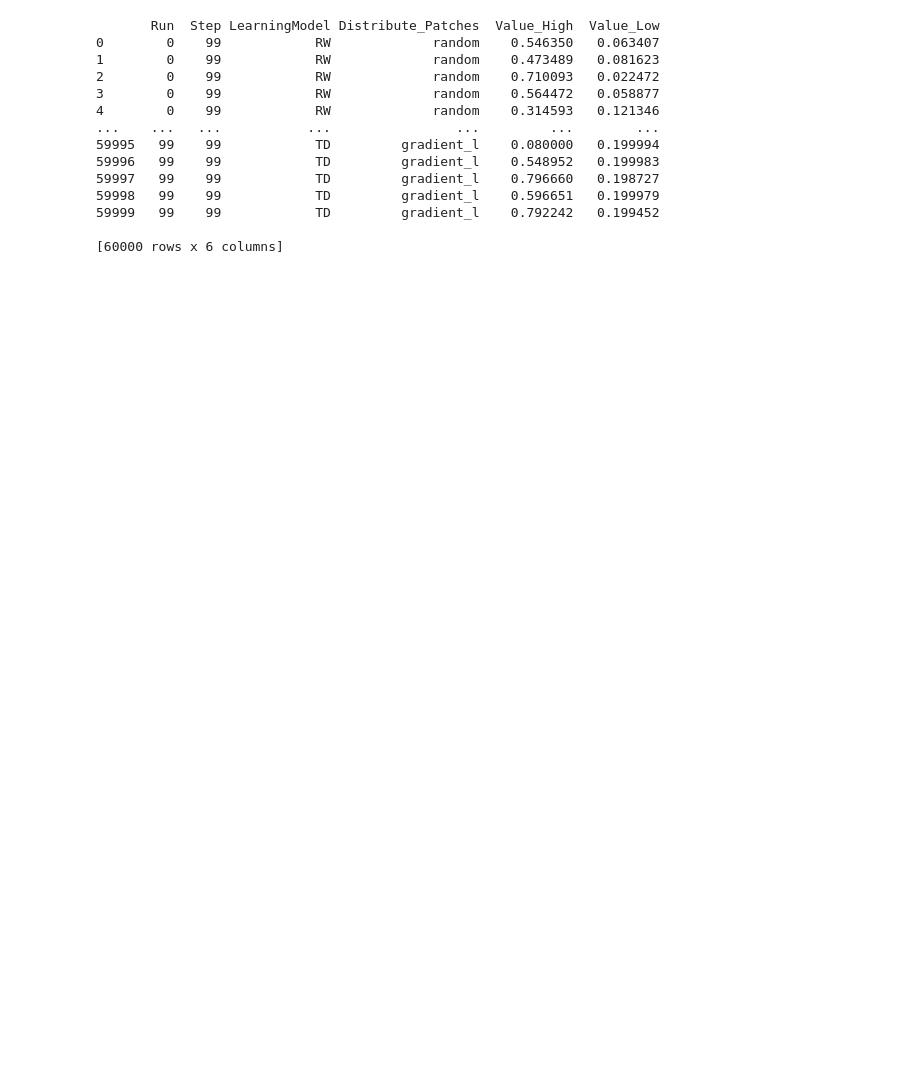
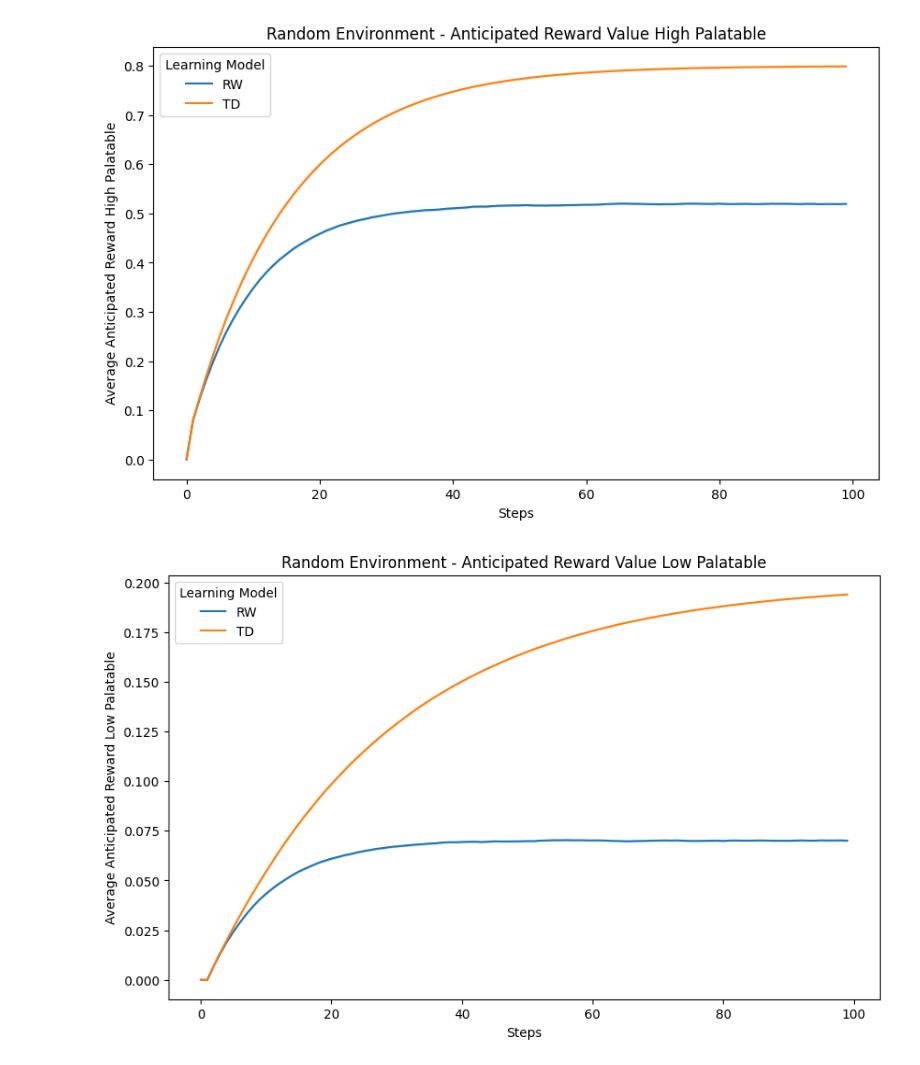
Before and after one commit to Kajijoo/abm, a Jupyter notebook: run.ipynb, the cells around one changed output. Cells and saved outputs as stored; diff of their text form; code cells hidden in the pictures; blank space fills up the shorter version.

```diff
--- a/run.ipynb
+++ b/run.ipynb
@@ -67,17 +33,0 @@ data = pd.DataFrame(results)
-# %%
-print(data)
-# %% [output]
-       Run  Step LearningModel Distribute_Patches  Value_High  Value_Low
-0        0    99            RW             random    0.546350   0.063407
-1        0    99            RW             random    0.473489   0.081623
-2        0    99            RW             random    0.710093   0.022472
-3        0    99            RW             random    0.564472   0.058877
-4        0    99            RW             random    0.314593   0.121346
-...    ...   ...           ...                ...         ...        ...
-59995   99    99            TD         gradient_l    0.080000   0.199994
-59996   99    99            TD         gradient_l    0.548952   0.199983
-59997   99    99            TD         gradient_l    0.796660   0.198727
-59998   99    99            TD         gradient_l    0.596651   0.199979
-59999   99    99            TD         gradient_l    0.792242   0.199452
-
-[60000 rows x 6 columns]
@@ -83,0 +82,39 @@ print(data)
+# %%
+data = data.reset_index()
+# %%
+import seaborn as sns
+import matplotlib.pyplot as plt
+
+def plot_results(data, distribute_patch):
+    # Filter data for the specific distribute_patch
+    df_filtered = data[data['Distribute_Patches'] == distribute_patch]
+
+    # Group by step, learning model, and run to get the mean value_high and value_low
+    df_grouped = df_filtered.groupby(['Step', 'Learning_Model', 'Run'])[['Value_High', 'Value_Low']].mean().reset_index()
+
+    # Plot the data using seaborn
+    plt.figure(figsize=(10, 6))
+
+    # Plot Value_High
+    sns.lineplot(data=df_grouped, x='Step', y='Value_High', hue='Learning_Model', estimator='mean', errorbar=('ci', 80))
+    plt.title(f'{distribute_patch.capitalize()} Environment - Anticipated Reward Value High Palatable')
+    plt.xlabel('Steps')
+    plt.ylabel('Average Anticipated Reward High Palatable')
+    plt.legend(title='Learning Model')
+    plt.show()
+
+    # Plot Value_Low
+    plt.figure(figsize=(10, 6))
+    sns.lineplot(data=df_grouped, x='Step', y='Value_Low', hue='Learning_Model', estimator='mean', errorbar=('ci', 80))
+    plt.title(f'{distribute_patch.capitalize()} Environment - Anticipated Reward Value Low Palatable')
+    plt.xlabel('Steps')
+    plt.ylabel('Average Anticipated Reward Low Palatable')
+    plt.legend(title='Learning Model')
+    plt.show()
+
+# Plot results for each distribute_patch
+for distribute_patch in distribute_patches:
+    plot_results(data, distribute_patch)
+# %% [output]
+[figure, added]
+[figure, added]
```
Also changed, not shown: parts of 5 cells of this notebook.
